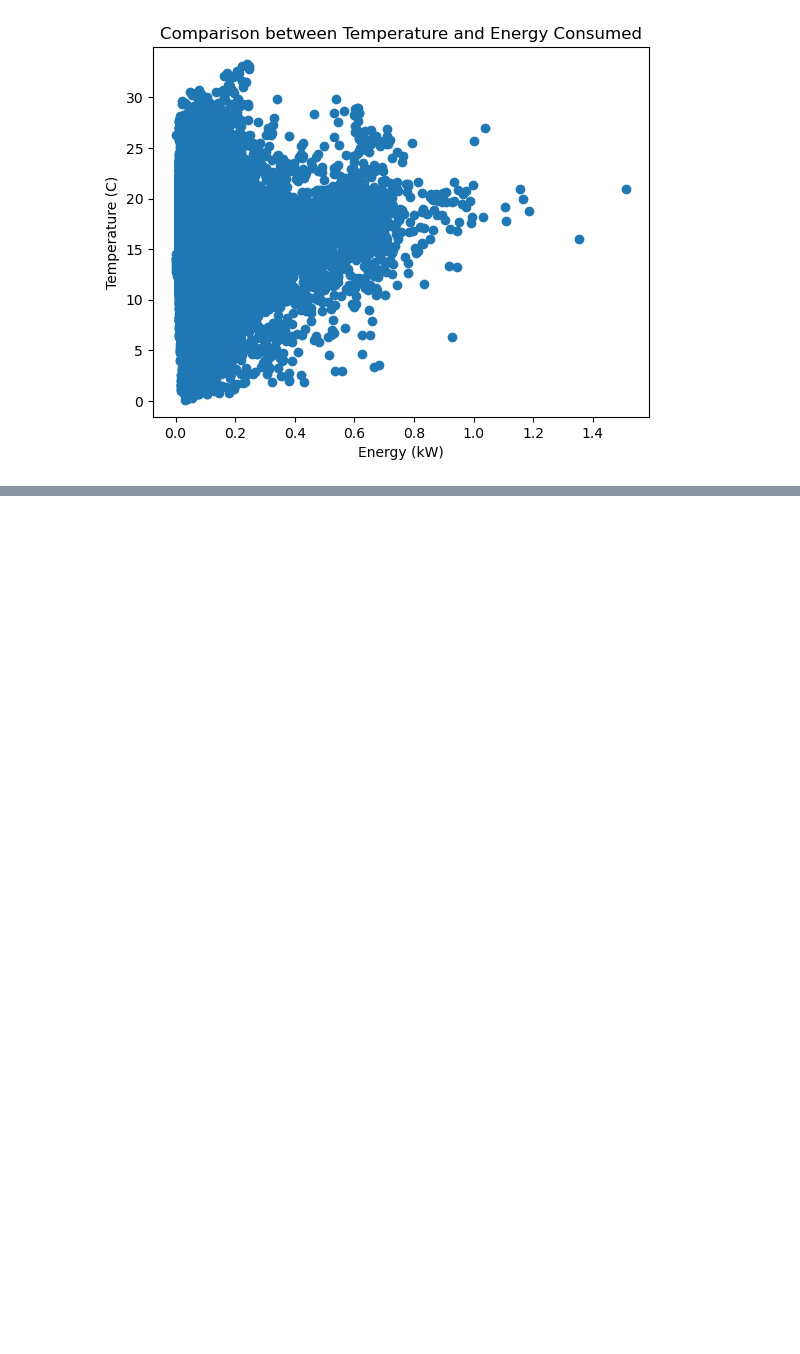
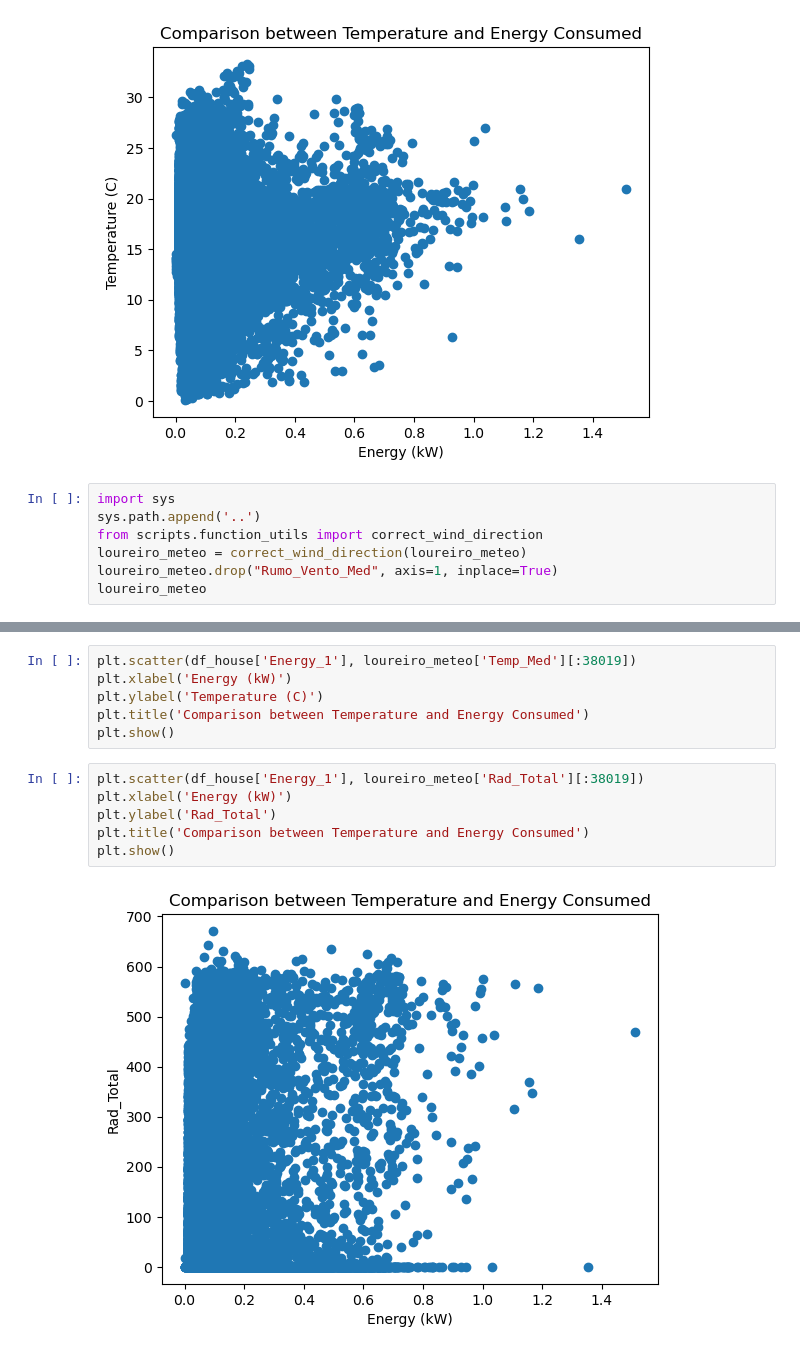
Before and after one commit to franciscomonteiro85/rec-energy-prediction-algorithm, a Jupyter notebook: notebooks/loureiro/Data_Visualization_Loureiro.ipynb, the cells around one changed output, grey strips where cells are left out. Saved outputs shown, nothing was run; the diff lists cells and outputs as text; blank space fills up the shorter version.

```diff
--- a/notebooks/visualization/Data_Visualization_Loureiro.ipynb
+++ b/notebooks/loureiro/Data_Visualization_Loureiro.ipynb
@@ -264,3 +264,10 @@ plt.title('Comparison between Temperature and Energy Consumed')
 plt.show()
 # %% [output]
 [figure]
+# %%
+import sys
+sys.path.append('..')
+from scripts.function_utils import correct_wind_direction
+loureiro_meteo = correct_wind_direction(loureiro_meteo)
+loureiro_meteo.drop("Rumo_Vento_Med", axis=1, inplace=True)
+loureiro_meteo
@@ -266,0 +288,14 @@ plt.show()
+# %%
+plt.scatter(df_house['Energy_1'], loureiro_meteo['Temp_Med'][:38019])
+plt.xlabel('Energy (kW)')
+plt.ylabel('Temperature (C)')
+plt.title('Comparison between Temperature and Energy Consumed')
+plt.show()
+# %%
+plt.scatter(df_house['Energy_1'], loureiro_meteo['Rad_Total'][:38019])
+plt.xlabel('Energy (kW)')
+plt.ylabel('Rad_Total')
+plt.title('Comparison between Temperature and Energy Consumed')
+plt.show()
+# %% [output]
+[figure, added]
```
Also changed, not shown: parts of 5 cells of this notebook, 7 other files.
